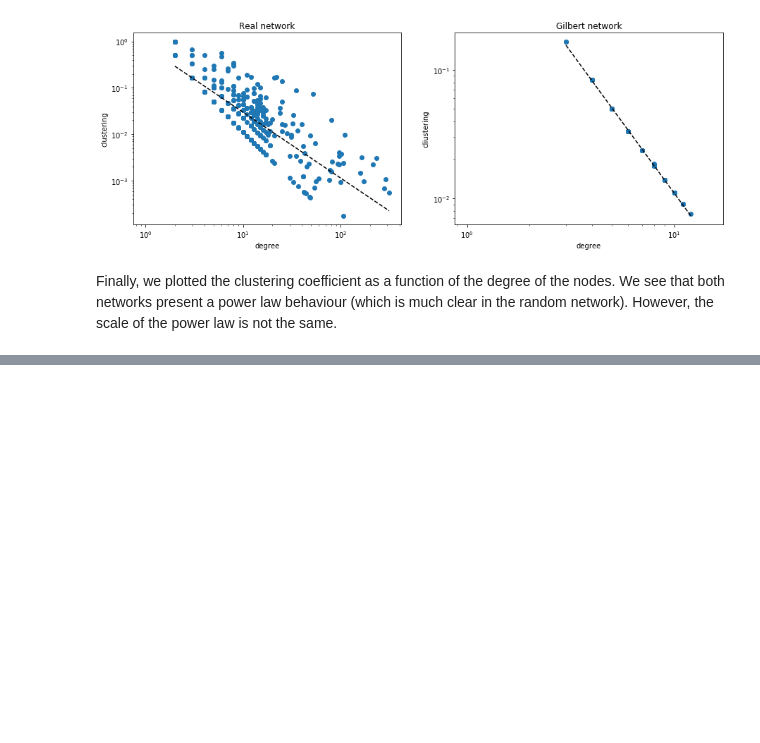
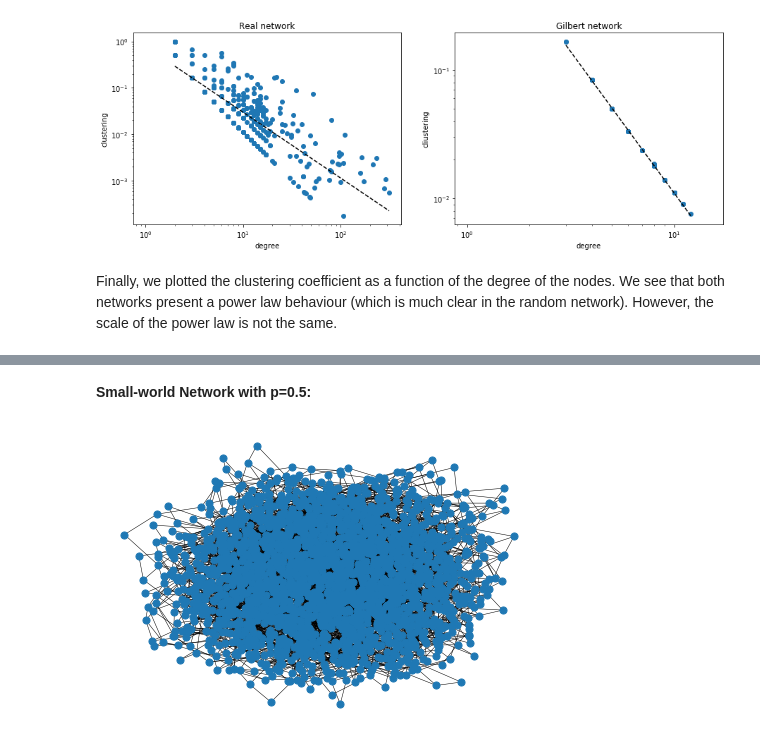
Before and after one commit to NuriaSF/ComplexNetworks, a Jupyter notebook: maayan-figeys/7_Network_Proteins.ipynb, the cells around one changed output, grey strips where cells are left out. Cells and saved outputs as stored; diff of their text form; code cells hidden in the pictures; blank space fills up the shorter version.

```diff
--- a/maayan-figeys/7_Network_Proteins.ipynb
+++ b/maayan-figeys/7_Network_Proteins.ipynb
@@ -306,0 +343,6 @@ Finally, we plotted the clustering coefficient as a function of the degree of th
+# %% [markdown]
+**Small-world Network with p=0.5:**
+# %%
+nx.draw(G_SmWd_2, pos=nx.spring_layout(G_SmWd_2), width = 0.5, node_size=50)
+# %% [output]
+[figure, added]
```
Also changed, not shown: parts of 48 cells of this notebook.
